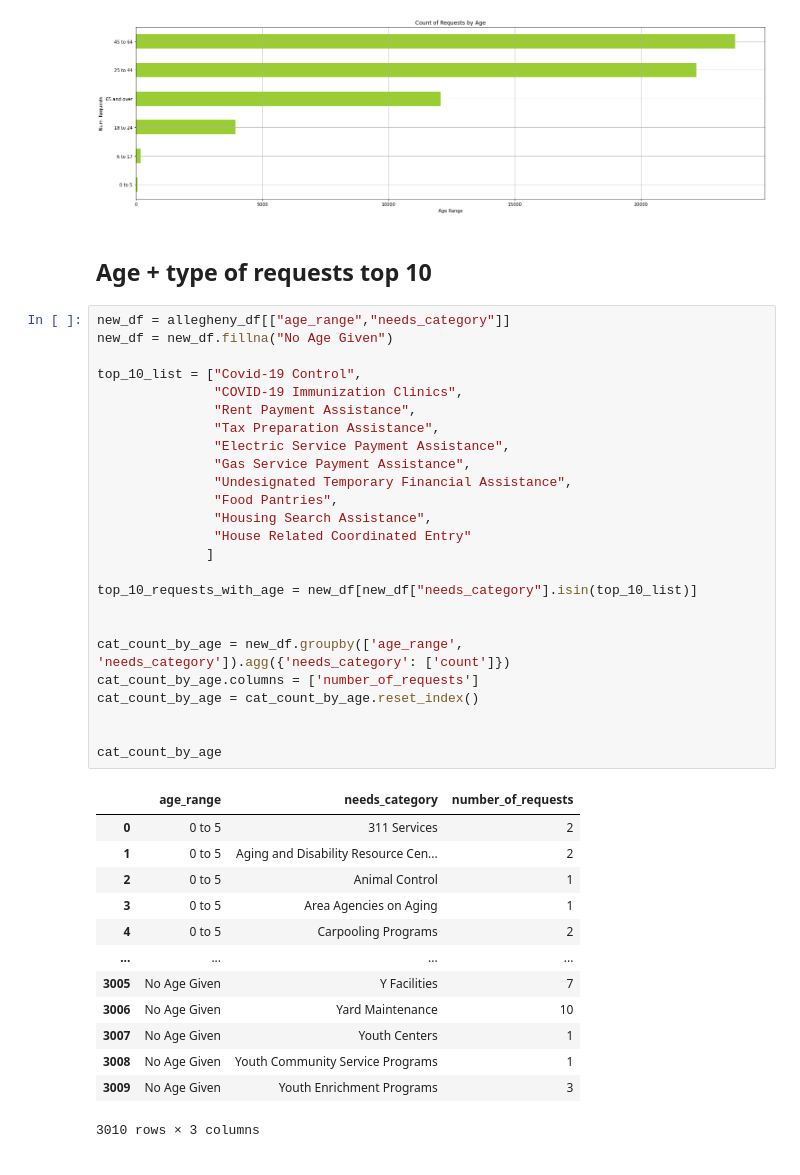
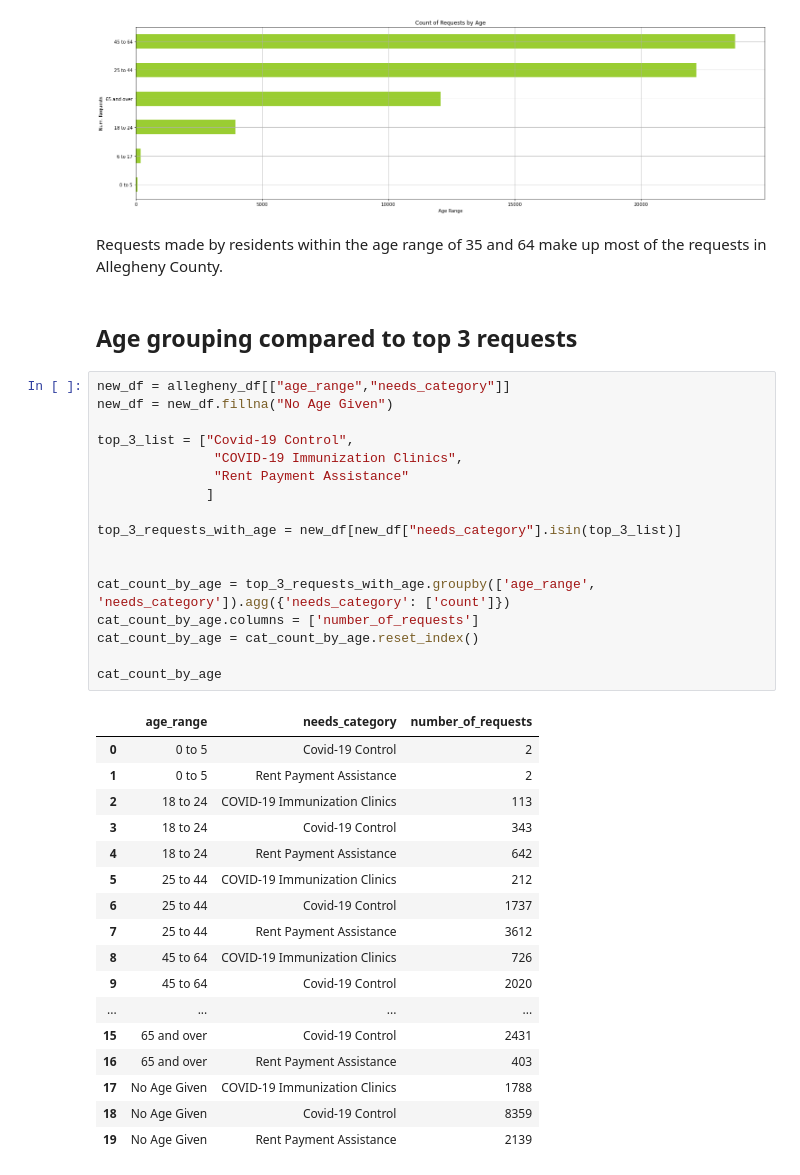
Before and after one commit to ohitsmekatie/pittsburgh-211-analysis, a Jupyter notebook: pittsburgh-211-analysis.ipynb, the cells around one changed output. Saved outputs shown, nothing was run; the diff lists cells and outputs as text.

```diff
--- a/pittsburgh-211-analysis.ipynb
+++ b/pittsburgh-211-analysis.ipynb
@@ -84,44 +82,42 @@ Placeholder for words
 show_age_counts(allegheny_df)
 # %% [output]
 [figure]
-# %% [markdown]
-## Age + type of requests top 10
+# %% [markdown]
+Requests made by residents within the age range of 35 and 64 make up most of the requests in Allegheny County.
+# %% [markdown]
+## Age grouping compared to top 3 requests
 # %%
 new_df = allegheny_df[["age_range","needs_category"]]
 new_df = new_df.fillna("No Age Given")
 
-top_10_list = ["Covid-19 Control",
+top_3_list = ["Covid-19 Control",
                "COVID-19 Immunization Clinics",
-               "Rent Payment Assistance",
-               "Tax Preparation Assistance",
-               "Electric Service Payment Assistance",
-               "Gas Service Payment Assistance",
-               "Undesignated Temporary Financial Assistance",
-               "Food Pantries",
-               "Housing Search Assistance",
-               "House Related Coordinated Entry"
+               "Rent Payment Assistance"
               ]
 
-top_10_requests_with_age = new_df[new_df["needs_category"].isin(top_10_list)]
+top_3_requests_with_age = new_df[new_df["needs_category"].isin(top_3_list)]
 
 
-cat_count_by_age = new_df.groupby(['age_range', 'needs_category']).agg({'needs_category': ['count']})
+cat_count_by_age = top_3_requests_with_age.groupby(['age_range', 'needs_category']).agg({'needs_category': ['count']})
 cat_count_by_age.columns = ['number_of_requests']
 cat_count_by_age = cat_count_by_age.reset_index()
 
-
 cat_count_by_age
 # %% [output]
 |  | age_range | needs_category | number_of_requests |
-| 0 | 0 to 5 | 311 Services | 2 |
-| 1 | 0 to 5 | Aging and Disability Resource Cen... | 2 |
-| 2 | 0 to 5 | Animal Control | 1 |
-| 3 | 0 to 5 | Area Agencies on Aging | 1 |
-| 4 | 0 to 5 | Carpooling Programs | 2 |
+| 0 | 0 to 5 | Covid-19 Control | 2 |
+| 1 | 0 to 5 | Rent Payment Assistance | 2 |
+| 2 | 18 to 24 | COVID-19 Immunization Clinics | 113 |
+| 3 | 18 to 24 | Covid-19 Control | 343 |
+| 4 | 18 to 24 | Rent Payment Assistance | 642 |
+| 5 | 25 to 44 | COVID-19 Immunization Clinics | 212 |
+| 6 | 25 to 44 | Covid-19 Control | 1737 |
+| 7 | 25 to 44 | Rent Payment Assistance | 3612 |
+| 8 | 45 to 64 | COVID-19 Immunization Clinics | 726 |
+| 9 | 45 to 64 | Covid-19 Control | 2020 |
 | ... | ... | ... | ... |
-| 3005 | No Age Given | Y Facilities | 7 |
-| 3006 | No Age Given | Yard Maintenance | 10 |
-| 3007 | No Age Given | Youth Centers | 1 |
-| 3008 | No Age Given | Youth Community Service Programs | 1 |
-| 3009 | No Age Given | Youth Enrichment Programs | 3 |
+| 15 | 65 and over | Covid-19 Control | 2431 |
+| 16 | 65 and over | Rent Payment Assistance | 403 |
+| 17 | No Age Given | COVID-19 Immunization Clinics | 1788 |
+| 18 | No Age Given | Covid-19 Control | 8359 |
+| 19 | No Age Given | Rent Payment Assistance | 2139 |
-3010 rows × 3 columns
```
Also changed, not shown: parts of 4 cells of this notebook.
